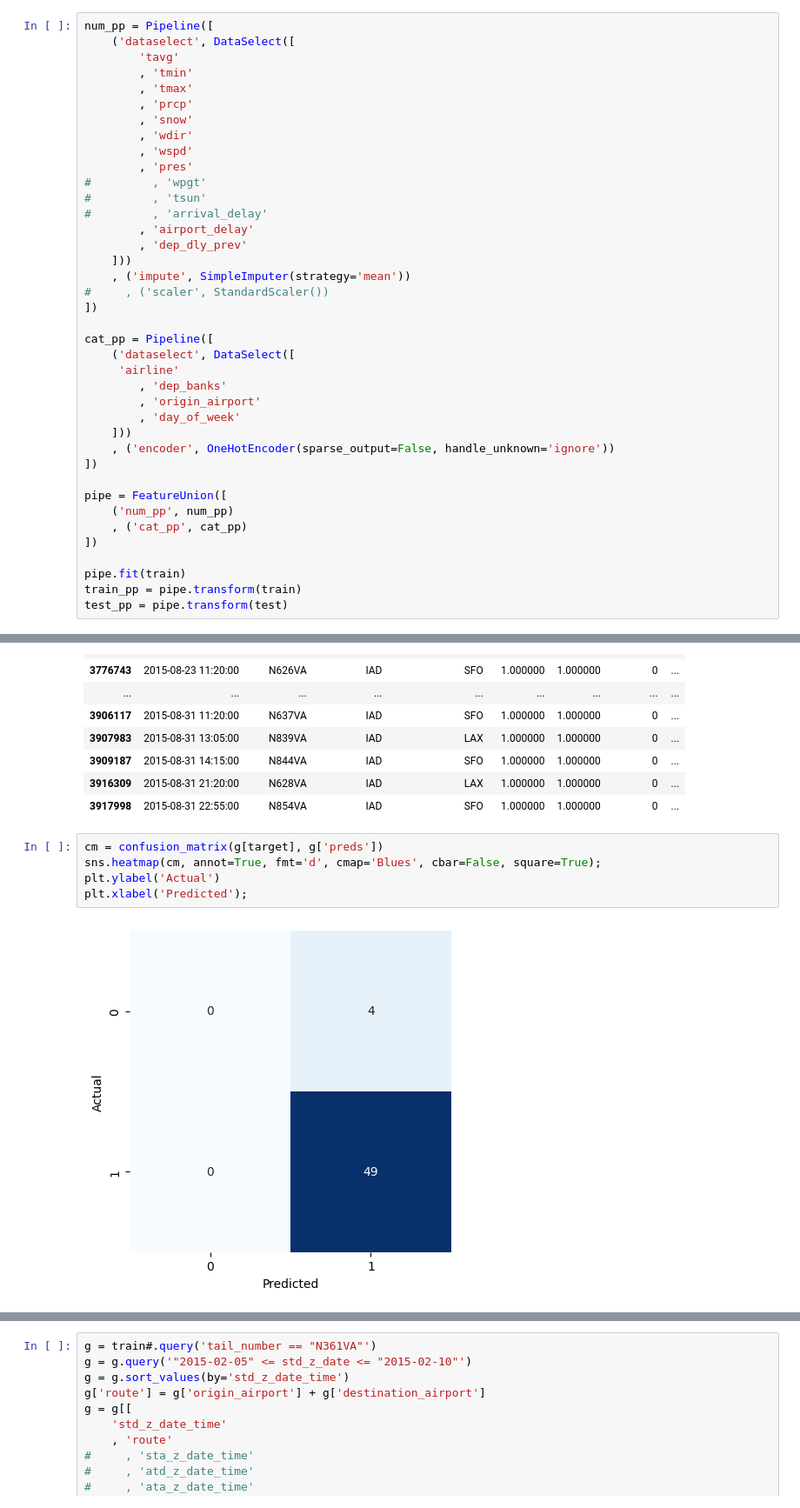
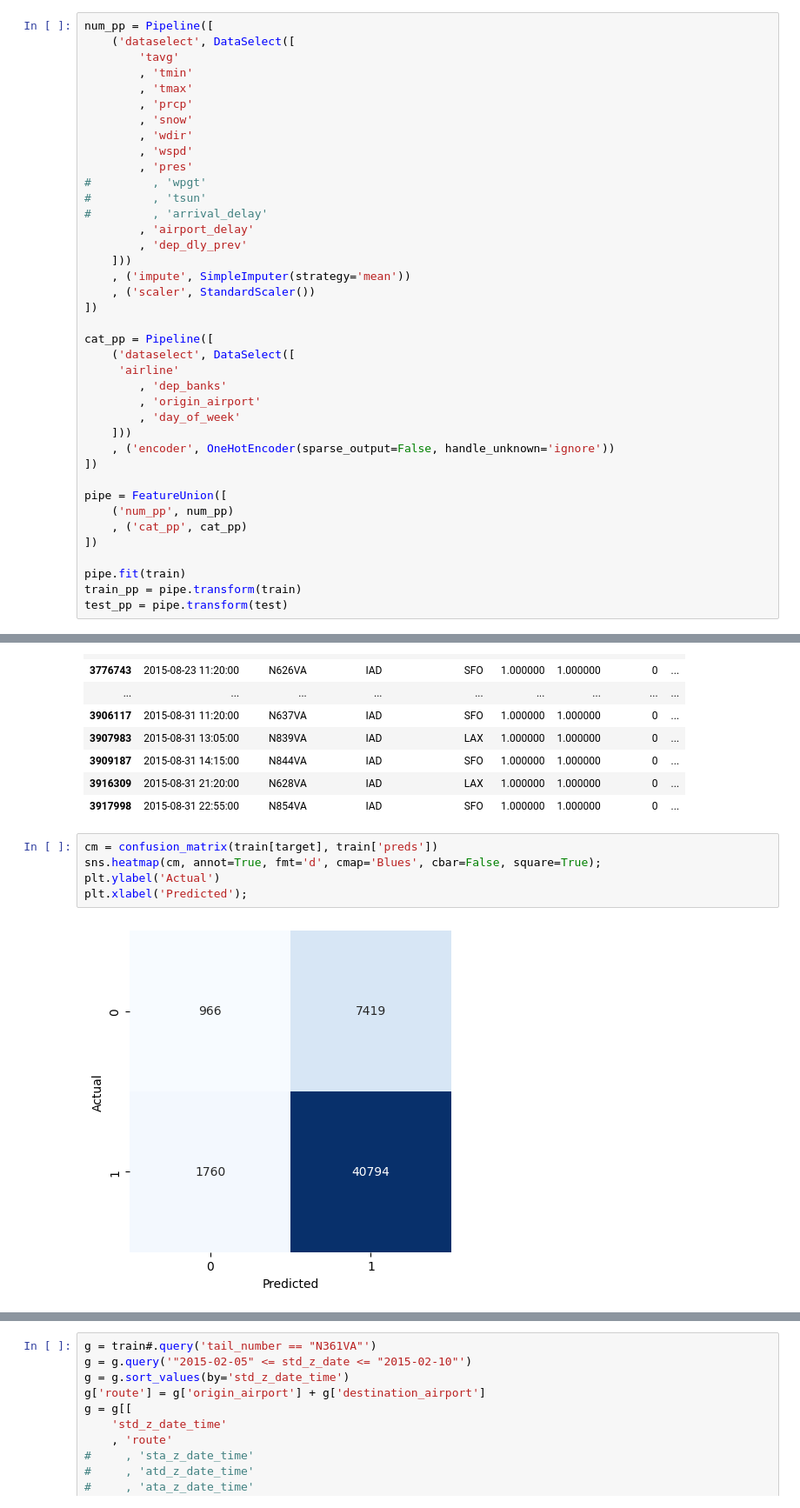
Before and after one commit to cmd-master/airline, a Jupyter notebook: airline-delays.ipynb, the cells around one changed output, grey strips where cells are left out. Shown at 87% size. Saved outputs shown, nothing was run; the diff lists cells and outputs as text.

```diff
--- a/airline-delays.ipynb
+++ b/airline-delays.ipynb
@@ -389,7 +369,7 @@ num_pp = Pipeline([
         , 'dep_dly_prev'
     ]))
     , ('impute', SimpleImputer(strategy='mean'))
-#     , ('scaler', StandardScaler())
+    , ('scaler', StandardScaler())
 ])
 
 cat_pp = Pipeline([
@@ -570,9 +512,9 @@ g.style.background_gradient(subset=['otp_dep15', 'preds'])
 | 3916309 | 2015-08-31 21:20:00 | N628VA | IAD | LAX | 1.000000 | 1.000000 | 0 | ... |
 | 3917998 | 2015-08-31 22:55:00 | N854VA | IAD | SFO | 1.000000 | 1.000000 | 0 | ... |
 # %%
-cm = confusion_matrix(g[target], g['preds'])
+cm = confusion_matrix(train[target], train['preds'])
 sns.heatmap(cm, annot=True, fmt='d', cmap='Blues', cbar=False, square=True);
 plt.ylabel('Actual')
 plt.xlabel('Predicted');
 # %% [output]
-[figure, old version]
+[figure, new version]
```
Also changed, not shown: parts of 21 cells of this notebook.
